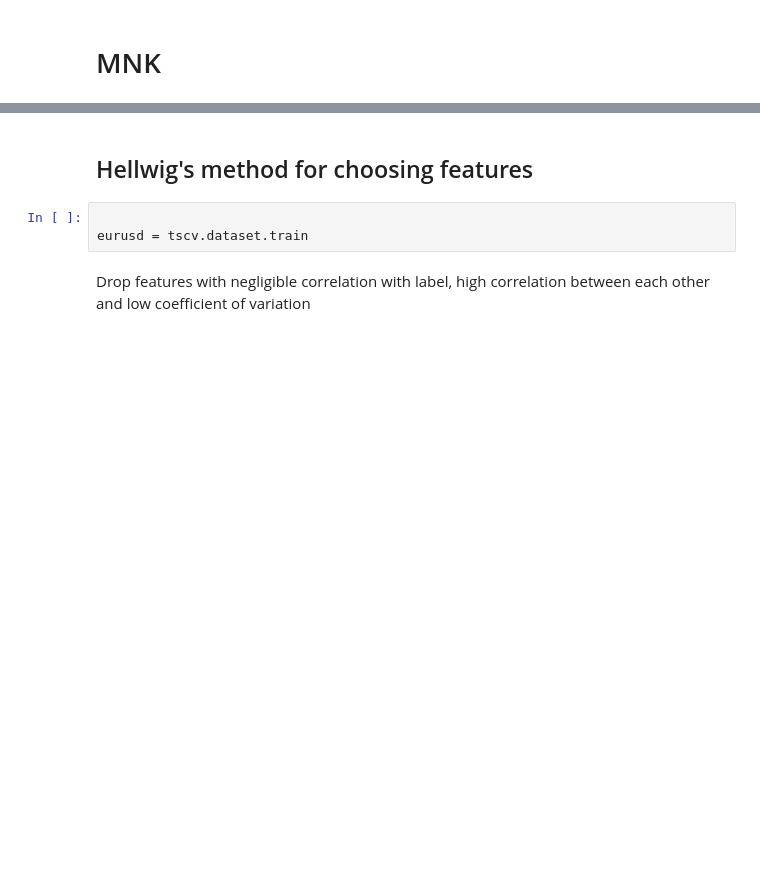
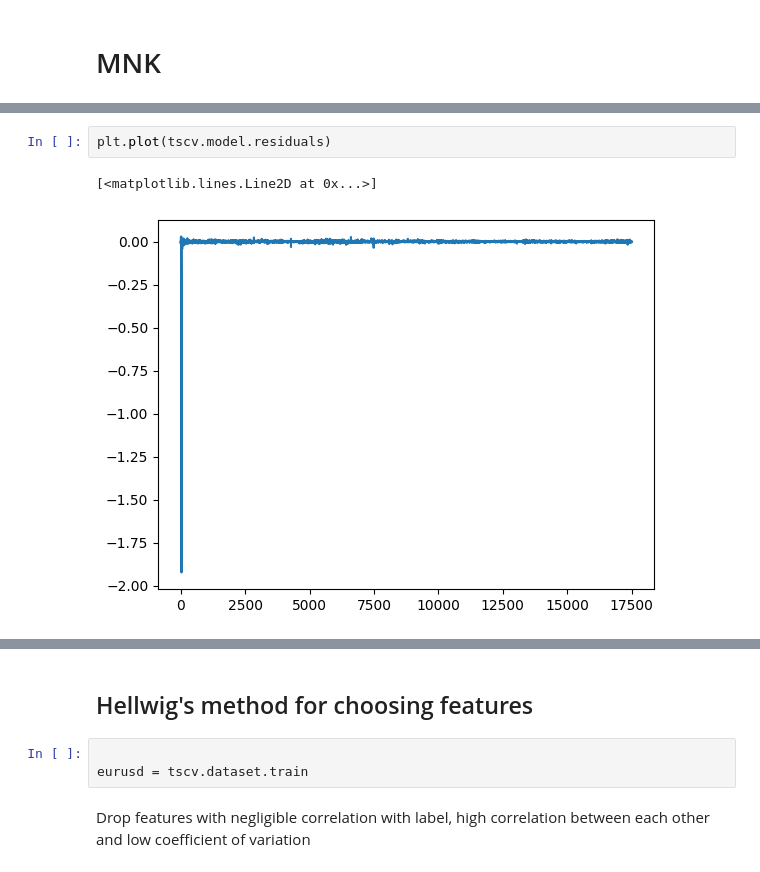
Before and after one commit to sebastiansukiennik01/ForexForecasting, a Jupyter notebook: chapter_3_3.ipynb, the cells around one changed output, grey strips where cells are left out. Cells and saved outputs as stored; diff of their text form; blank space fills up the shorter version.

```diff
--- a/chapter_3_3.ipynb
+++ b/chapter_3_3.ipynb
@@ -103,0 +161,5 @@ results['ols']
+# %%
+plt.plot(tscv.model.residuals)
+# %% [output]
+[<matplotlib.lines.Line2D at 0x...>]
+[figure, added]
```
Also changed, not shown: parts of 22 cells of this notebook, 8 other files.
